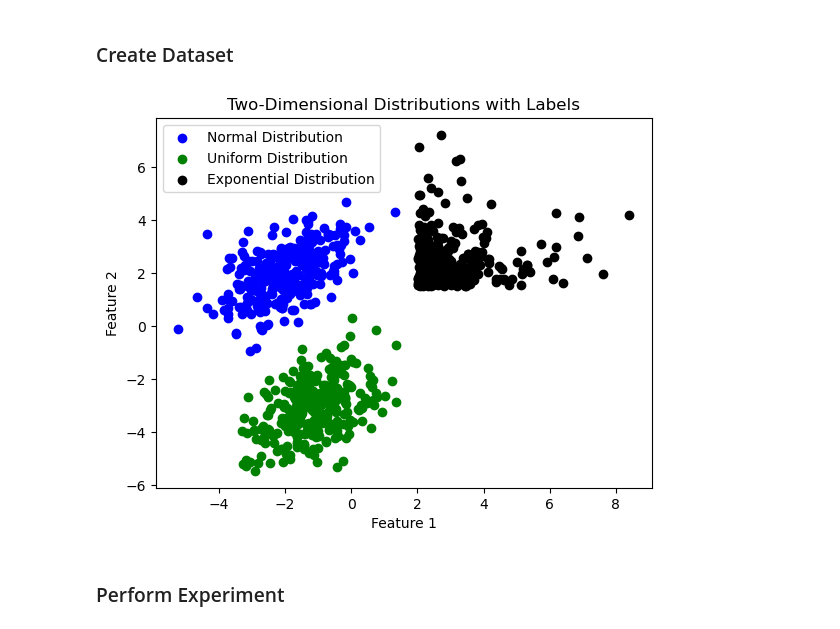
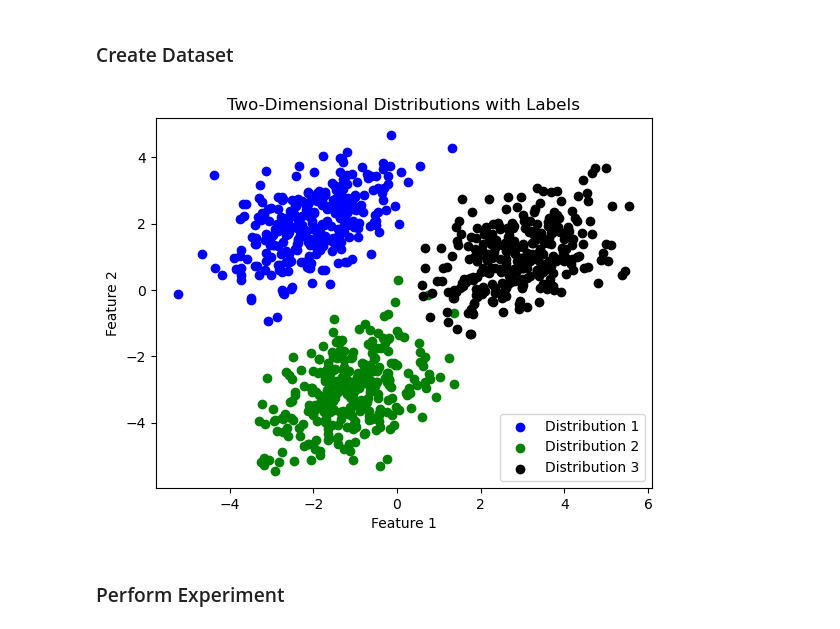
Before and after one commit to ryanchristopher27/CS8770-NeuralNetworks, a Jupyter notebook: project_1/sanity_check.ipynb, the cells around one changed output. Cells and saved outputs as stored; diff of their text form; code cells hidden in the pictures.

```diff
--- a/project_1/sanity_check.ipynb
+++ b/project_1/sanity_check.ipynb
@@ -43,45 +43,46 @@ optimizer = optim.Adam(model.parameters(), lr=1e-1)
 np.random.seed(42)
 
 num_samples = 300
 
 data_c1 = np.random.multivariate_normal(mean=[-2, 2], cov=[[1, 0.5], [0.5, 1]], size=num_samples)
 data_c2 = np.random.multivariate_normal(mean=[-1, -3], cov=[[1, 0.5], [0.5, 1]], size=num_samples)
-data_c3 = np.random.exponential(scale=1, size=(num_samples, 2)) + np.array([2.0, 1.5])
+data_c3 = np.random.multivariate_normal(mean=[3, 1], cov=[[1, 0.5], [0.5, 1]], size=num_samples)
+# data_c3 = np.random.exponential(scale=1, size=(num_samples, 2)) + np.array([2.0, 1.5])
 
 labels_c1 = np.zeros((num_samples, 1))
 labels_c2 = np.ones((num_samples, 1))
 labels_c3 = 2 * np.ones((num_samples, 1))
 
 class_1 = np.hstack((data_c1, labels_c1))
 class_2 = np.hstack((data_c2, labels_c2))
 class_3 = np.hstack((data_c3, labels_c3))
-dataset = np.vstack((class_1, class_2, class_3))
+all_classes = np.vstack((class_1, class_2, class_3))
 
-dataset_labels = torch.tensor(dataset[:, 2])
+dataset_labels = torch.tensor(all_classes[:, 2])
 dataset_labels = dataset_labels.long()
 
 one_hot_labels = F.one_hot(dataset_labels, num_classes=3)
 
 # np.random.shuffle(dataset)
 
-dataset_dict = {'samples': dataset[:, :2], 'labels': one_hot_labels}
-train = Format_Dataset(dataset_dict, choice = 'Train')
-train.samples = train.samples.to(torch.float32)
-train.labels = train.labels.to(torch.float32)
-train = torch.utils.data.DataLoader( shuffle = False,
-                                        dataset = train,
+dataset_dict = {'samples': all_classes[:, :2], 'labels': one_hot_labels}
+dataset = Format_Dataset(dataset_dict, choice = 'Train')
+dataset.samples = dataset.samples.to(torch.float32)
+dataset.labels = dataset.labels.to(torch.float32)
+dataloader = torch.utils.data.DataLoader( shuffle = False,
+                                        dataset = dataset,
                                         batch_size = 30 )
 
-plt.scatter(dataset[dataset[:, 2] == 0][:, 0], dataset[dataset[:, 2] == 0][:, 1], label='Normal Distribution', alpha=1.0, c='blue')
-plt.scatter(dataset[dataset[:, 2] == 1][:, 0], dataset[dataset[:, 2] == 1][:, 1], label='Uniform Distribution', alpha=1.0, c='green')
-plt.scatter(dataset[dataset[:, 2] == 2][:, 0], dataset[dataset[:, 2] == 2][:, 1], label='Exponential Distribution', alpha=1.0, c='black')
+plt.scatter(all_classes[all_classes[:, 2] == 0][:, 0], all_classes[all_classes[:, 2] == 0][:, 1], label='Distribution 1', alpha=1.0, c='blue')
+plt.scatter(all_classes[all_classes[:, 2] == 1][:, 0], all_classes[all_classes[:, 2] == 1][:, 1], label='Distribution 2', alpha=1.0, c='green')
+plt.scatter(all_classes[all_classes[:, 2] == 2][:, 0], all_classes[all_classes[:, 2] == 2][:, 1], label='Distribution 3', alpha=1.0, c='black')
 
 plt.title('Two-Dimensional Distributions with Labels')
 plt.xlabel('Feature 1')
 plt.ylabel('Feature 2')
 plt.legend()
 plt.show()
 # %% [output]
-[figure, old version]
+[figure, new version]
 # %% [markdown]
 ### Perform Experiment
```
Also changed, not shown: parts of 6 cells of this notebook, 8 other files.
